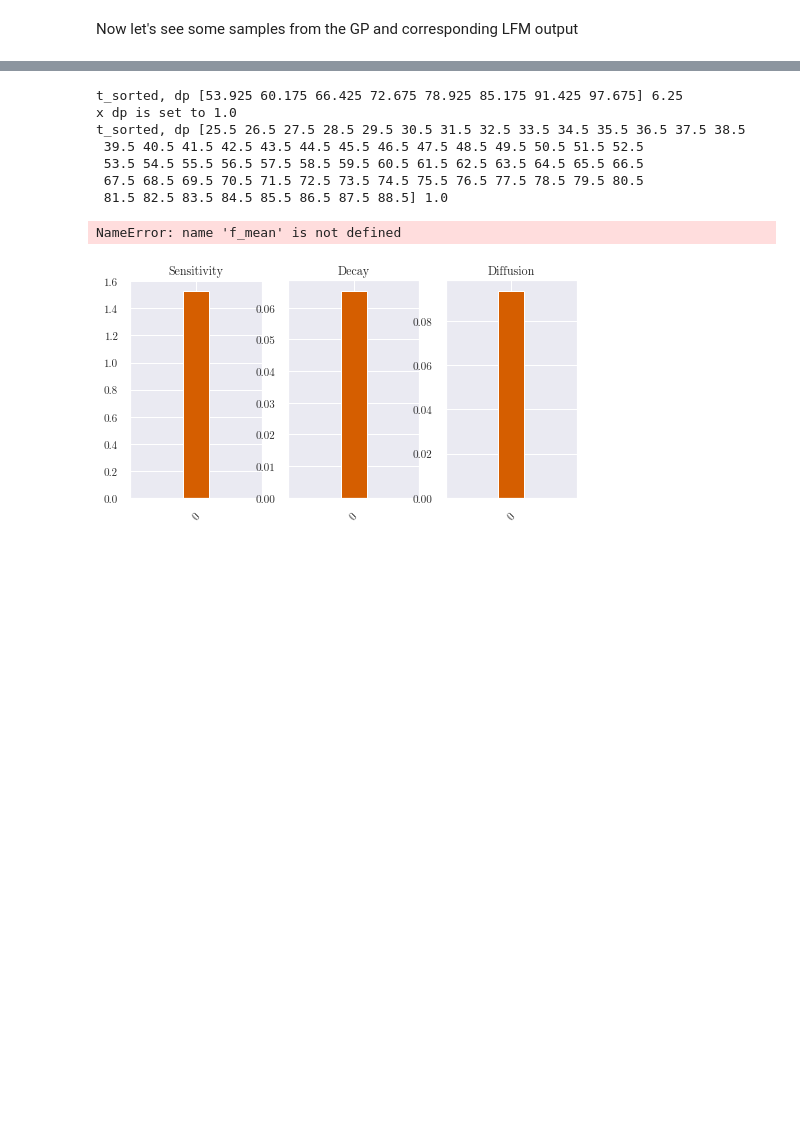
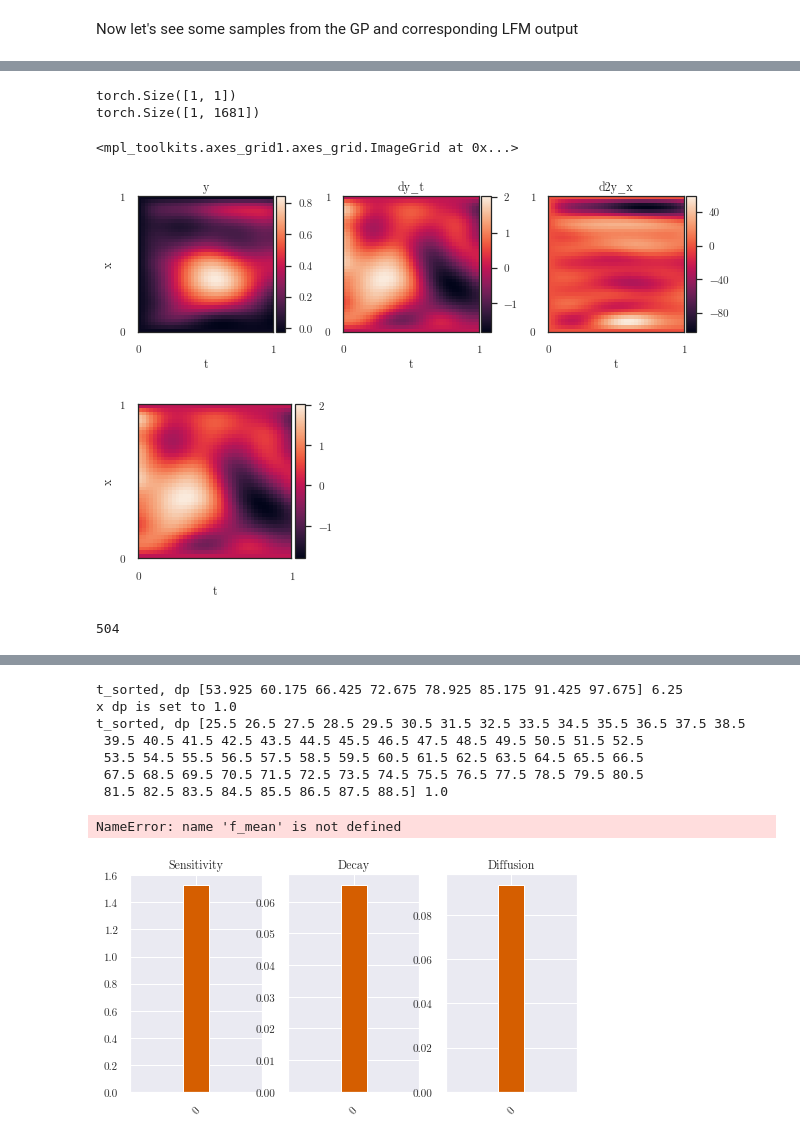
Before and after one commit to mossjacob/alfi, a Jupyter notebook: docs/notebooks/pde/pde.ipynb, the cells around one changed output, grey strips where cells are left out. Saved outputs shown, nothing was run; the diff lists cells and outputs as text; code cells hidden in the pictures; blank space fills up the shorter version.

```diff
--- a/docs/notebooks/pde/pde.ipynb
+++ b/docs/notebooks/pde/pde.ipynb
@@ -254,31 +236,31 @@ torch.Size([141, 64])
 # %%
-
+print(sensitivity.shape)
 num_t = tx[0, :].unique().shape[0]
 num_x = tx[1, :].unique().shape[0]
 y_target = trainer.y_target[0]
 y_matrix = y_target.view(num_t_orig, num_x_orig)
 
 pde_func, pde_target = lfm.fenics_model.interpolated_gradient(tx, y_matrix, disc=disc, plot=True)
 
 u = orig_data[trainer.t_sorted, 2].view(num_t_orig, num_x_orig)
 u = u.view(1, -1)
 print(u.shape)
-dy_t_ = pde_func(
-    trainer.y_target,
-    u.repeat(25, 1),
-    sensitivity.unsqueeze(0).repeat(25, 1),
-    decay.unsqueeze(0).repeat(25, 1),
-    diffusion.unsqueeze(0).repeat(25, 1))[0]
 
-plot_spatiotemporal_data([dy_t_.view(num_t, num_x).t()],
+plot_spatiotemporal_data([pde_target.view(num_t, num_x).t()],
                          extent=extent, figsize=(3,3))
+# %% [output]
+torch.Size([1, 1])
+torch.Size([1, 1681])
+<mpl_toolkits.axes_grid1.axes_grid.ImageGrid at 0x...>
+[figure, added]
+[figure, added]
 # %%
 train_ratio = 0.3
 num_training = int(train_ratio * tx.shape[1])
 print(num_training)
 if params['natural']:
-    variational_optimizer = NGD(lfm.variational_parameters(), num_data=num_training, lr=0.1)
-    parameter_optimizer = Adam(lfm.nonvariational_parameters(), lr=0.05)
+    variational_optimizer = NGD(lfm.variational_parameters(), num_data=num_training, lr=0.04)
+    parameter_optimizer = Adam(lfm.nonvariational_parameters(), lr=0.03)
     optimizers = [variational_optimizer, parameter_optimizer]
 else:
     optimizers = [Adam(lfm.parameters(), lr=0.09)]
@@ -289,6 +271,8 @@ pre_estimator = PartialPreEstimator(
     input_pair=(trainer.tx, trainer.y_target), target=pde_target,
     train_mask=trainer.train_mask
 )
+# %% [output]
+504
 # %%
 import time
 t0 = time.time()
```
Also changed, not shown: parts of 11 cells of this notebook, 1 other file.
